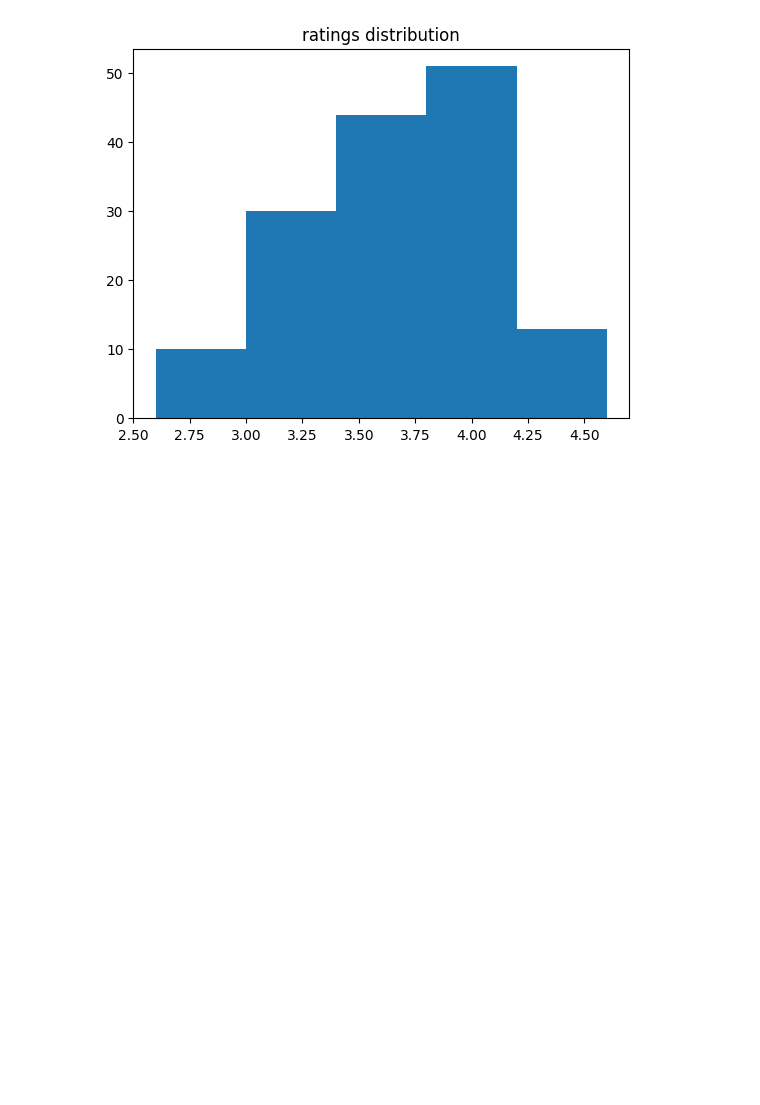
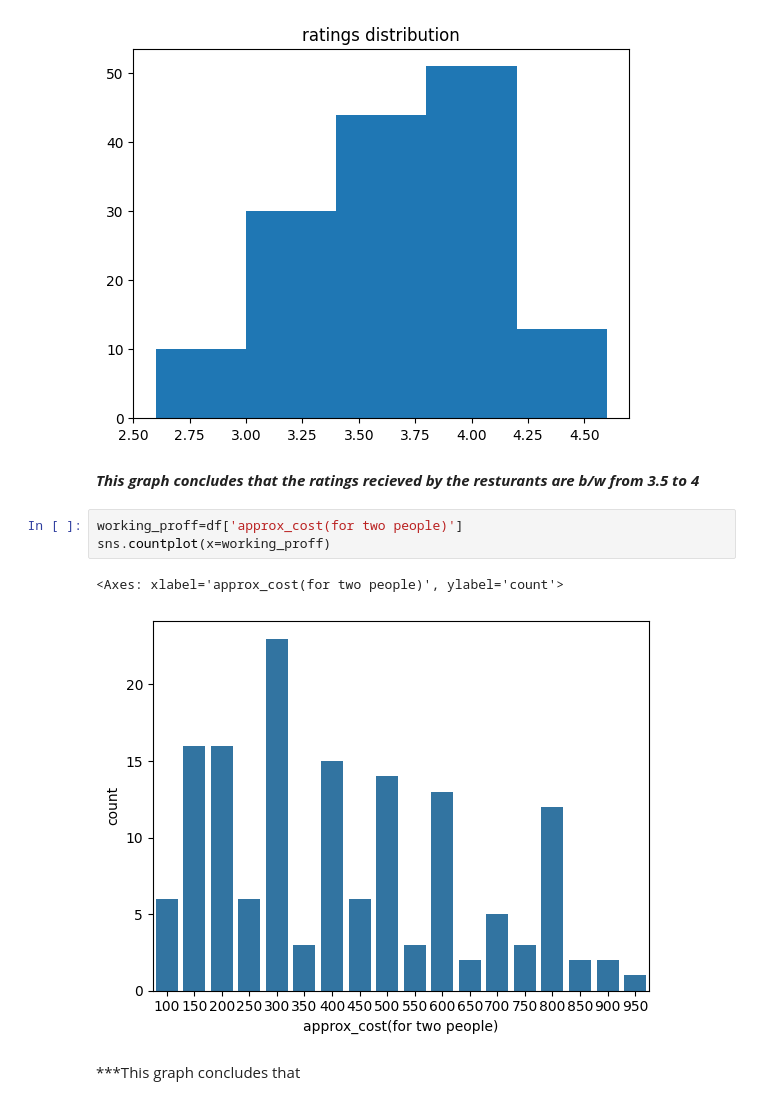
Before and after one commit to prakharsingh-74/zomato-data-analysis-project, a Jupyter notebook: zomato-data-analysis.ipynb, the cells around one changed output. Cells and saved outputs as stored; diff of their text form; blank space fills up the shorter version.

Commit message:
rs approximation

```diff
--- a/zomato-data-analysis.ipynb
+++ b/zomato-data-analysis.ipynb
@@ -118,3 +118,13 @@ plt.title("ratings distribution")
 plt.show()
 # %% [output]
 [figure]
+# %% [markdown]
+***This graph concludes that the ratings recieved by the resturants are b/w from 3.5 to 4***
+# %%
+working_proff=df['approx_cost(for two people)']
+sns.countplot(x=working_proff)
+# %% [output]
+<Axes: xlabel='approx_cost(for two people)', ylabel='count'>
+[figure, added]
+# %% [markdown]
+***This graph concludes that
```
